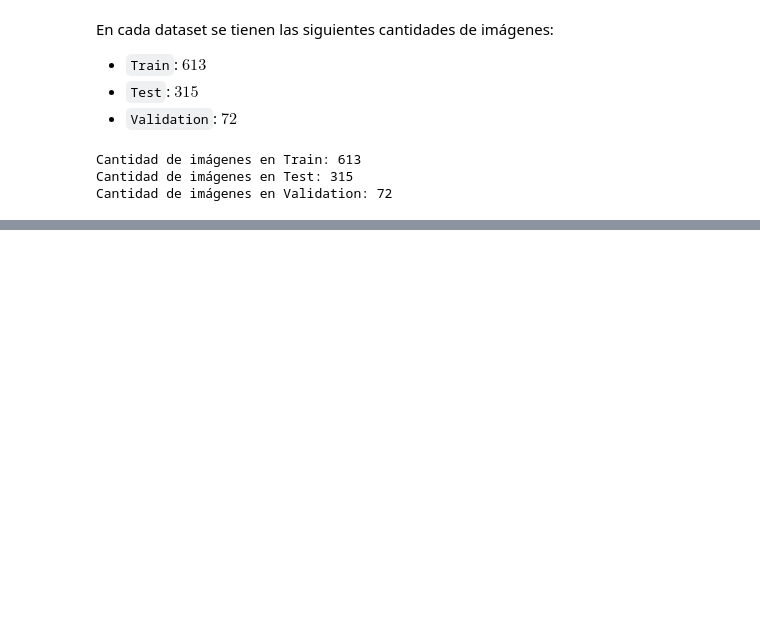
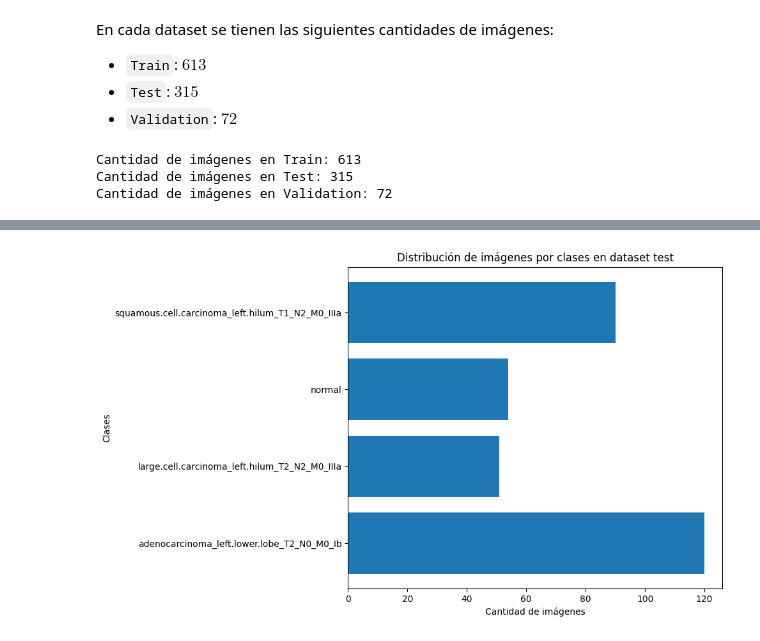
Before and after one commit to gasper-az/vision-computadora-II-trabajo-final, a Jupyter notebook: trabajo-final.ipynb, the cells around one changed output, grey strips where cells are left out. Drawn from its saved outputs; the diff is of its cells as text; code cells hidden in the pictures; blank space fills up the shorter version.

```diff
--- a/trabajo-final.ipynb
+++ b/trabajo-final.ipynb
@@ -77,0 +158,4 @@ Cantidad de imágenes en Validation: 72
+# %%
+plot_image_class_distribution(dataset=test_data, datasetName="test")
+# %% [output]
+[figure, added]
```
Also changed, not shown: parts of 10 cells of this notebook.
